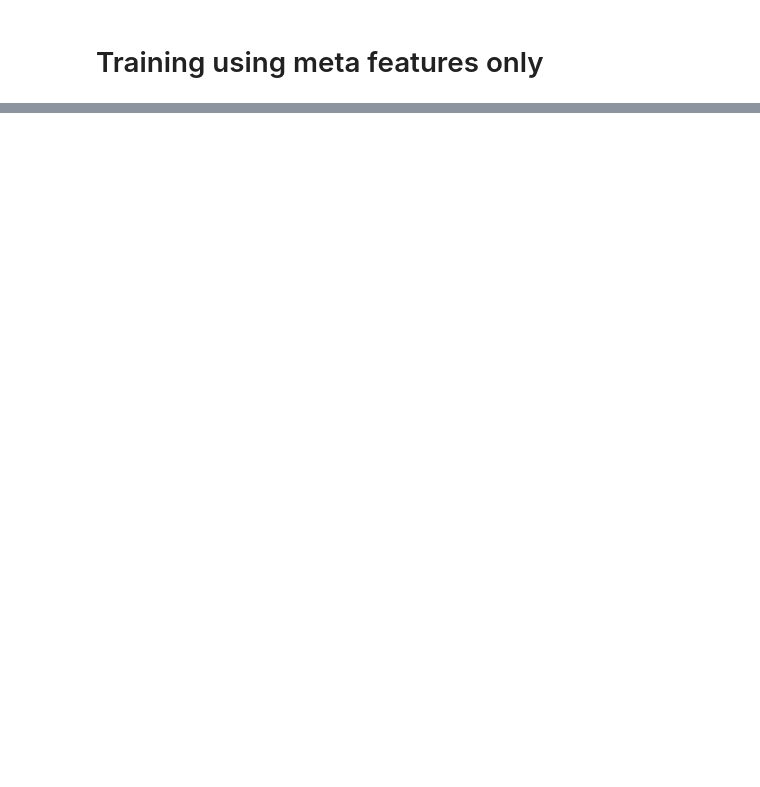
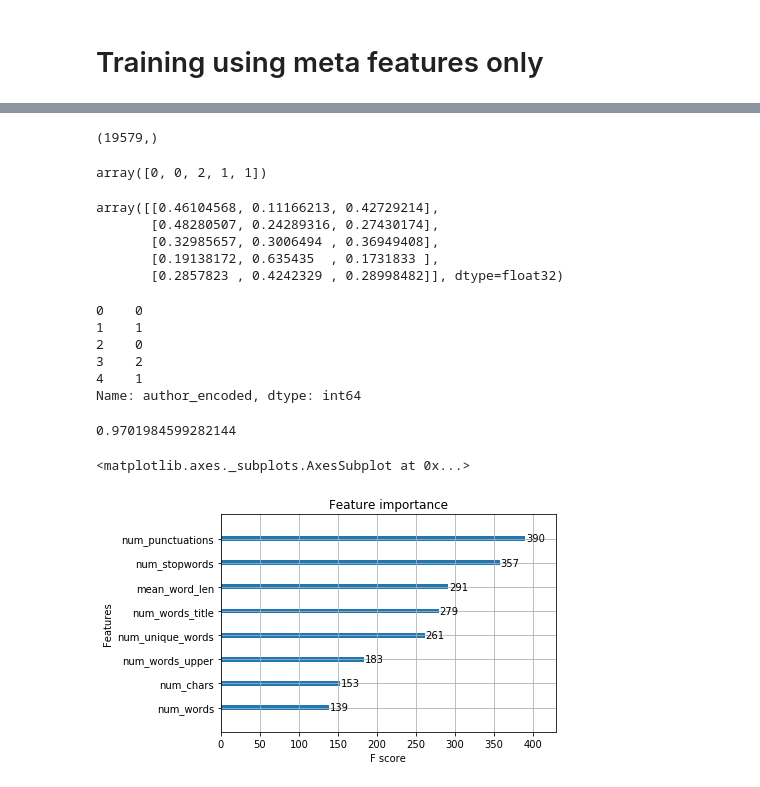
Before and after one commit to Brandon-HY-Lin/kaggle_case_study_author_identification, a Jupyter notebook: step_2_feature_engineering.ipynb, the cells around one changed output, grey strips where cells are left out. Cells and saved outputs as stored; diff of their text form; code cells hidden in the pictures; blank space fills up the shorter version.

Commit message:
feat: train using K-Fold Train using sklearn.model_selction.StratifiedKFold and meta features.

```diff
--- a/step_2_feature_engineering.ipynb
+++ b/step_2_feature_engineering.ipynb
@@ -419,3 +429,12 @@ author_mapping_dict = {'EAP':0, 'HPL':1, 'MWS':2}
 train_df['author_encoded'] = train_df['author'].map(author_mapping_dict)
 # %% [markdown]
 # Training using meta features only
+# %%
+columns_x = [ 'num_words', 'num_unique_words', 'num_chars',
+               'num_stopwords', 'num_punctuations', 'num_words_upper',
+               'num_words_title', 'mean_word_len']
+
+column_y = 'author_encoded'
+# %%
+X_train = train_df[columns_x]
+y_train = train_df[column_y]
@@ -421,0 +454,4 @@ train_df['author_encoded'] = train_df['author'].map(author_mapping_dict)
+# %%
+model = xgb.XGBClassifier()
+
+%time model.fit(X_train, y_train)
@@ -421,0 +501,36 @@ train_df['author_encoded'] = train_df['author'].map(author_mapping_dict)
+# %%
+y_train.shape
+# %% [output]
+(19579,)
+# %%
+pred[:5]
+# %% [output]
+array([0, 0, 2, 1, 1])
+# %%
+pred_prob[:5]
+# %% [output]
+array([[0.46104568, 0.11166213, 0.42729214],
+       [0.48280507, 0.24289316, 0.27430174],
+       [0.32985657, 0.3006494 , 0.36949408],
+       [0.19138172, 0.635435  , 0.1731833 ],
+       [0.2857823 , 0.4242329 , 0.28998482]], dtype=float32)
+# %%
+y_train[:5]
+# %% [output]
+0    0
+1    1
+2    0
+3    2
+4    1
+Name: author_encoded, dtype: int64
+# %%
+print()
+# print(sklearn.metrics.log_loss(y_train, pred))
+print(sklearn.metrics.log_loss(y_train, pred_prob))
+# %% [output]
+0.9701984599282144
+# %%
+xgb.plot_importance(model)
+# %% [output]
+<matplotlib.axes._subplots.AxesSubplot at 0x...>
+[figure, added]
```
Also changed, not shown: parts of 26 cells of this notebook.
